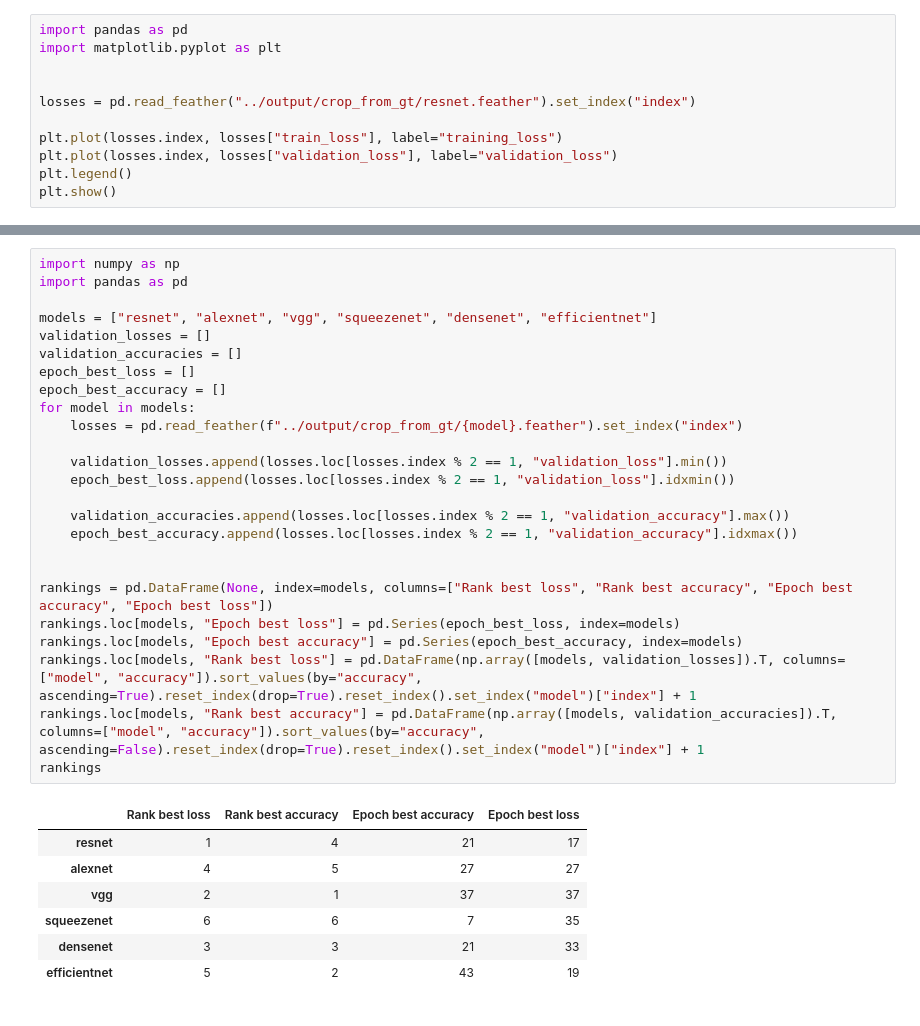
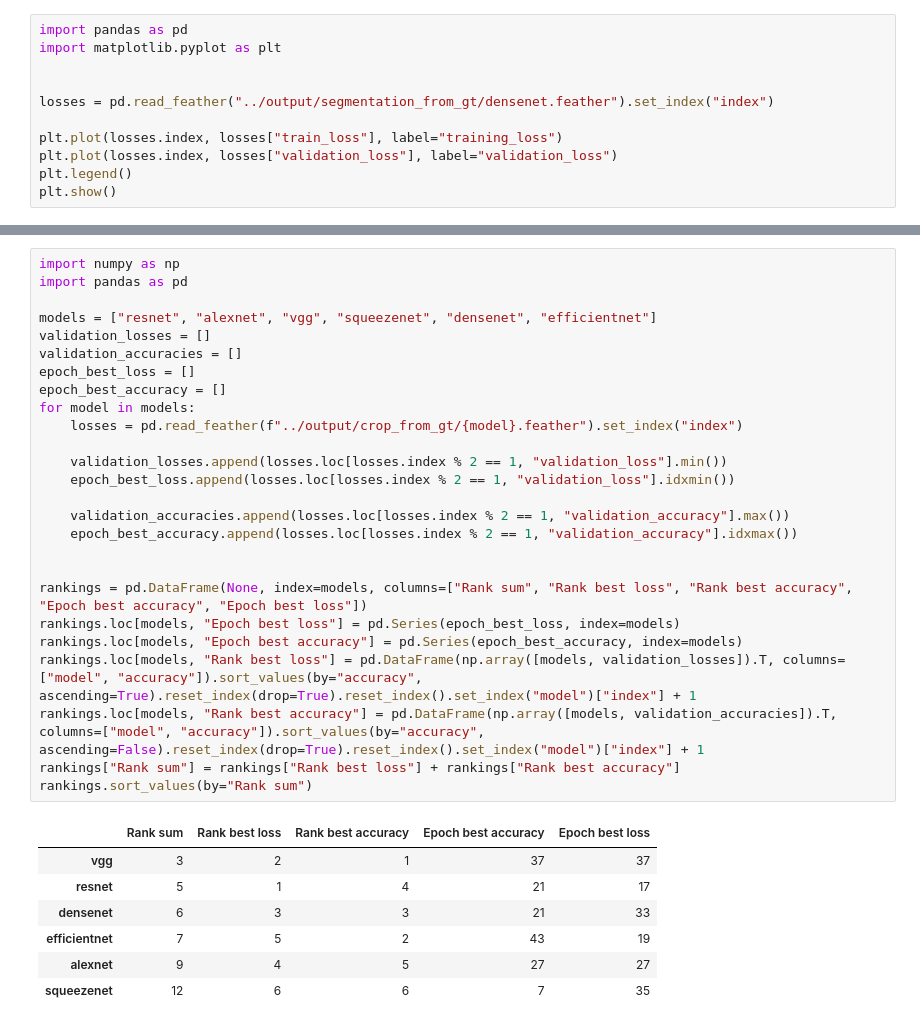
Before and after one commit to theovincent/birdClassification, a Jupyter notebook: classifier/visualize_losses.ipynb, the cells around one changed output, grey strips where cells are left out. Cells and saved outputs as stored; diff of their text form.

Commit message:
Ensemble model

```diff
--- a/classifier/visualize_losses.ipynb
+++ b/classifier/visualize_losses.ipynb
@@ -3,7 +3,7 @@ import pandas as pd
 import matplotlib.pyplot as plt
 
 
-losses = pd.read_feather("../output/crop_from_gt/resnet.feather").set_index("index")
+losses = pd.read_feather("../output/segmentation_from_gt/densenet.feather").set_index("index")
 
 plt.plot(losses.index, losses["train_loss"], label="training_loss")
 plt.plot(losses.index, losses["validation_loss"], label="validation_loss")
@@ -21,33 +60,34 @@ plt.show()
 # %%
 import numpy as np
 import pandas as pd
 
 models = ["resnet", "alexnet", "vgg", "squeezenet", "densenet", "efficientnet"]
 validation_losses = []
 validation_accuracies = []
 epoch_best_loss = []
 epoch_best_accuracy = []
 for model in models:
     losses = pd.read_feather(f"../output/crop_from_gt/{model}.feather").set_index("index")
 
     validation_losses.append(losses.loc[losses.index % 2 == 1, "validation_loss"].min())
     epoch_best_loss.append(losses.loc[losses.index % 2 == 1, "validation_loss"].idxmin())
 
     validation_accuracies.append(losses.loc[losses.index % 2 == 1, "validation_accuracy"].max())
     epoch_best_accuracy.append(losses.loc[losses.index % 2 == 1, "validation_accuracy"].idxmax())
 
 
-rankings = pd.DataFrame(None, index=models, columns=["Rank best loss", "Rank best accuracy", "Epoch best accuracy", "Epoch best loss"])
+rankings = pd.DataFrame(None, index=models, columns=["Rank sum", "Rank best loss", "Rank best accuracy", "Epoch best accuracy", "Epoch best loss"])
 rankings.loc[models, "Epoch best loss"] = pd.Series(epoch_best_loss, index=models)
 rankings.loc[models, "Epoch best accuracy"] = pd.Series(epoch_best_accuracy, index=models)
 rankings.loc[models, "Rank best loss"] = pd.DataFrame(np.array([models, validation_losses]).T, columns=["model", "accuracy"]).sort_values(by="accuracy", ascending=True).reset_index(drop=True).reset_index().set_index("model")["index"] + 1
 rankings.loc[models, "Rank best accuracy"] = pd.DataFrame(np.array([models, validation_accuracies]).T, columns=["model", "accuracy"]).sort_values(by="accuracy", ascending=False).reset_index(drop=True).reset_index().set_index("model")["index"] + 1
-rankings
+rankings["Rank sum"] = rankings["Rank best loss"] + rankings["Rank best accuracy"]
+rankings.sort_values(by="Rank sum")
 # %% [output]
-|  | Rank best loss | Rank best accuracy | Epoch best accuracy | Epoch best loss |
-| resnet | 1 | 4 | 21 | 17 |
-| alexnet | 4 | 5 | 27 | 27 |
-| vgg | 2 | 1 | 37 | 37 |
-| squeezenet | 6 | 6 | 7 | 35 |
-| densenet | 3 | 3 | 21 | 33 |
-| efficientnet | 5 | 2 | 43 | 19 |
+|  | Rank sum | Rank best loss | Rank best accuracy | Epoch best accuracy | Epoch best loss |
+| vgg | 3 | 2 | 1 | 37 | 37 |
+| resnet | 5 | 1 | 4 | 21 | 17 |
+| densenet | 6 | 3 | 3 | 21 | 33 |
+| efficientnet | 7 | 5 | 2 | 43 | 19 |
+| alexnet | 9 | 4 | 5 | 27 | 27 |
+| squeezenet | 12 | 6 | 6 | 7 | 35 |
```
Also changed, not shown: parts of 3 cells of this notebook, 6 other files.
